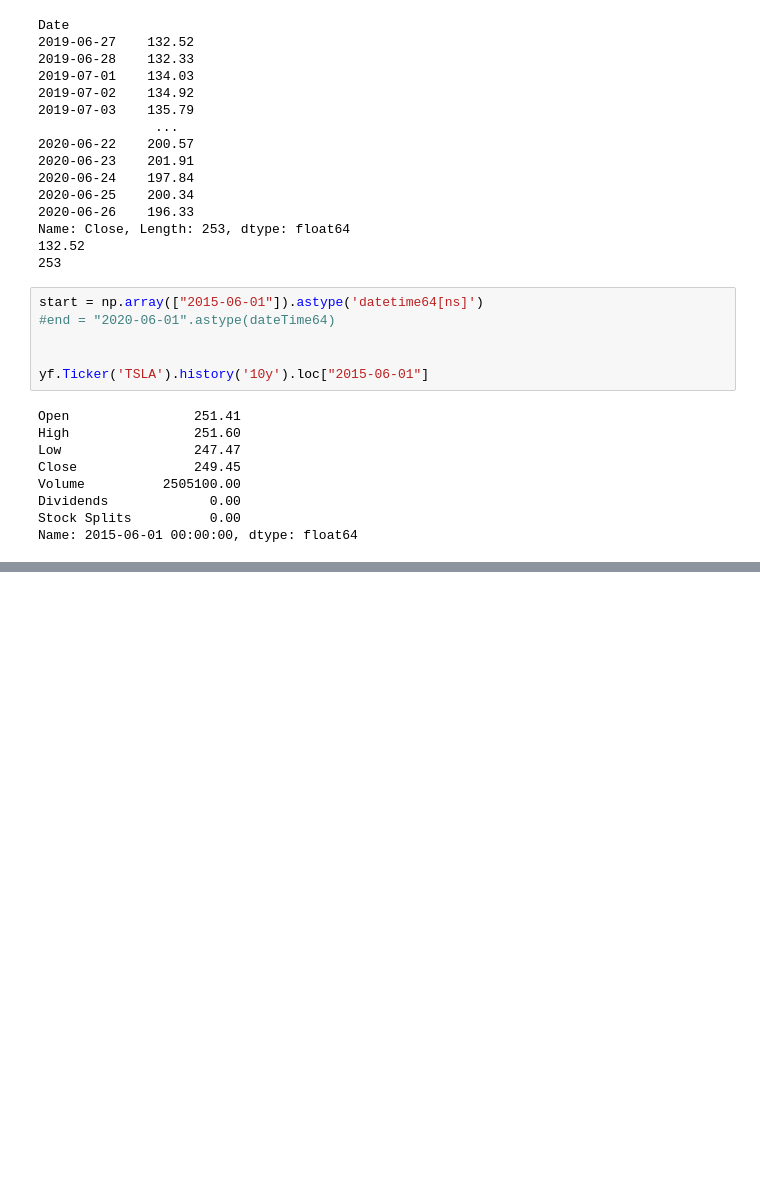
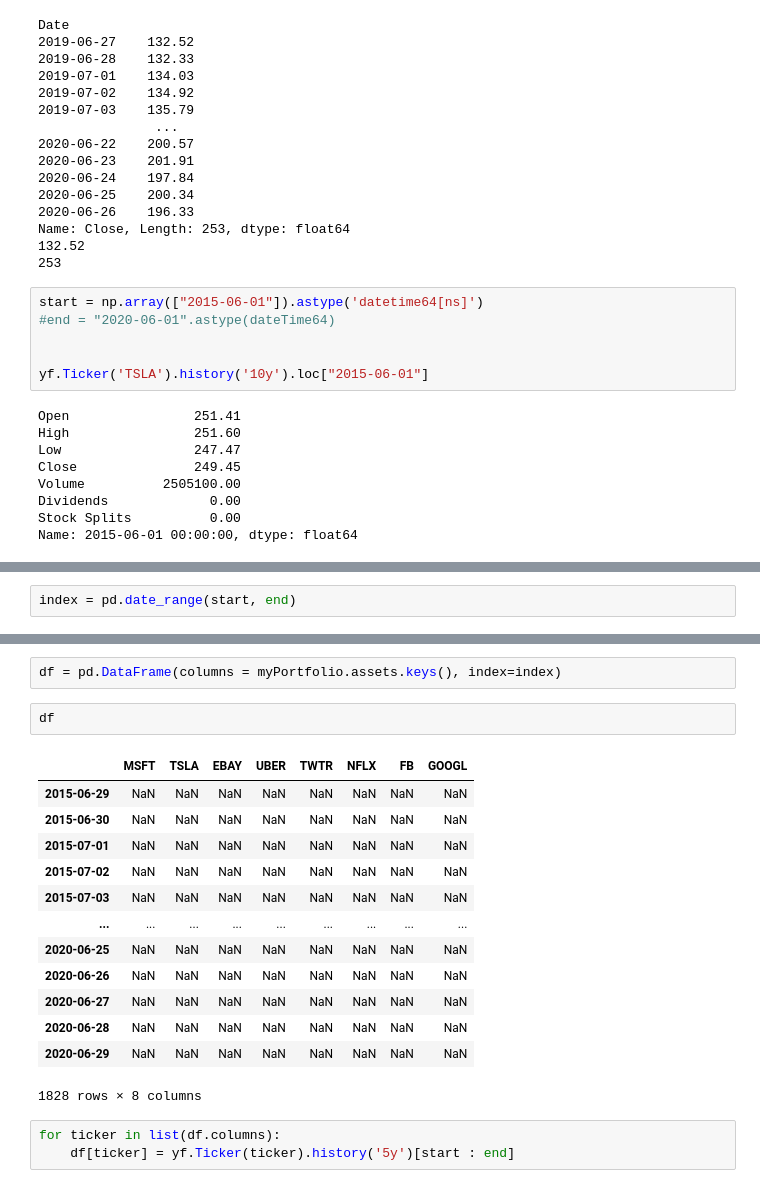
Before and after one commit to thedaysob/StockMarketWatch, a Jupyter notebook: StockAnalysis.ipynb, the cells around one changed output, grey strips where cells are left out. Saved outputs shown, nothing was run; the diff lists cells and outputs as text; blank space fills up the shorter version.

```diff
--- a/StockAnalysis.ipynb
+++ b/StockAnalysis.ipynb
@@ -462,0 +494,2 @@ yf.Ticker('TSLA').history('5y').loc[start: end]
+# %%
+index = pd.date_range(start, end)
@@ -462,0 +507,21 @@ yf.Ticker('TSLA').history('5y').loc[start: end]
+# %%
+df = pd.DataFrame(columns = myPortfolio.assets.keys(), index=index)
+# %%
+df
+# %% [output]
+|  | MSFT | TSLA | EBAY | UBER | TWTR | NFLX | FB | GOOGL |
+| 2015-06-29 | NaN | NaN | NaN | NaN | NaN | NaN | NaN | NaN |
+| 2015-06-30 | NaN | NaN | NaN | NaN | NaN | NaN | NaN | NaN |
+| 2015-07-01 | NaN | NaN | NaN | NaN | NaN | NaN | NaN | NaN |
+| 2015-07-02 | NaN | NaN | NaN | NaN | NaN | NaN | NaN | NaN |
+| 2015-07-03 | NaN | NaN | NaN | NaN | NaN | NaN | NaN | NaN |
+| ... | ... | ... | ... | ... | ... | ... | ... | ... |
+| 2020-06-25 | NaN | NaN | NaN | NaN | NaN | NaN | NaN | NaN |
+| 2020-06-26 | NaN | NaN | NaN | NaN | NaN | NaN | NaN | NaN |
+| 2020-06-27 | NaN | NaN | NaN | NaN | NaN | NaN | NaN | NaN |
+| 2020-06-28 | NaN | NaN | NaN | NaN | NaN | NaN | NaN | NaN |
+| 2020-06-29 | NaN | NaN | NaN | NaN | NaN | NaN | NaN | NaN |
+1828 rows × 8 columns
+# %%
+for ticker in list(df.columns):
+    df[ticker] = yf.Ticker(ticker).history('5y')[start : end]
```
Also changed, not shown: parts of 11 cells of this notebook.
